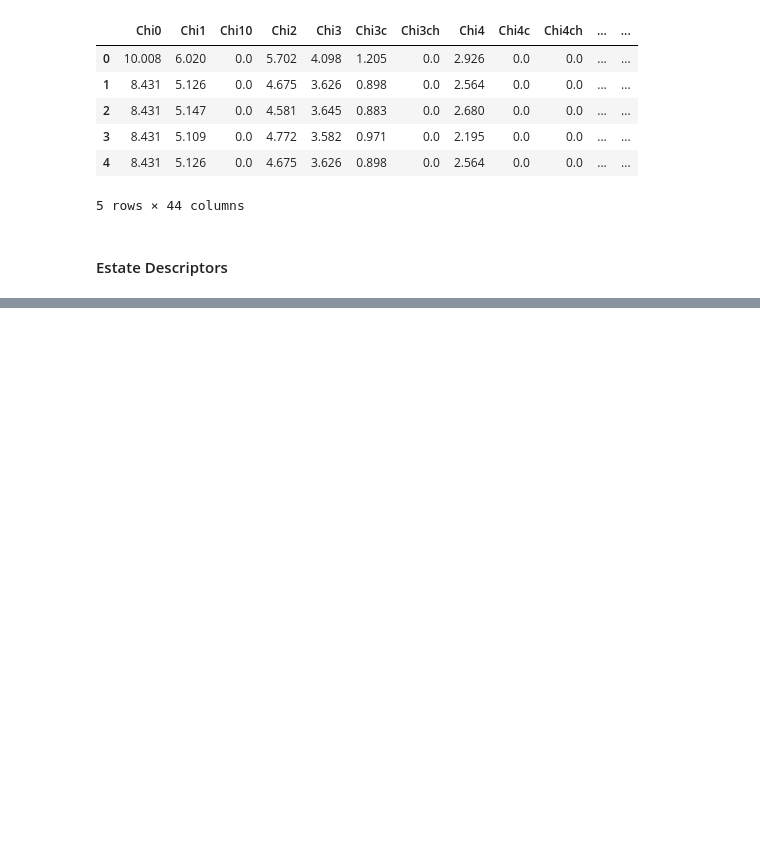
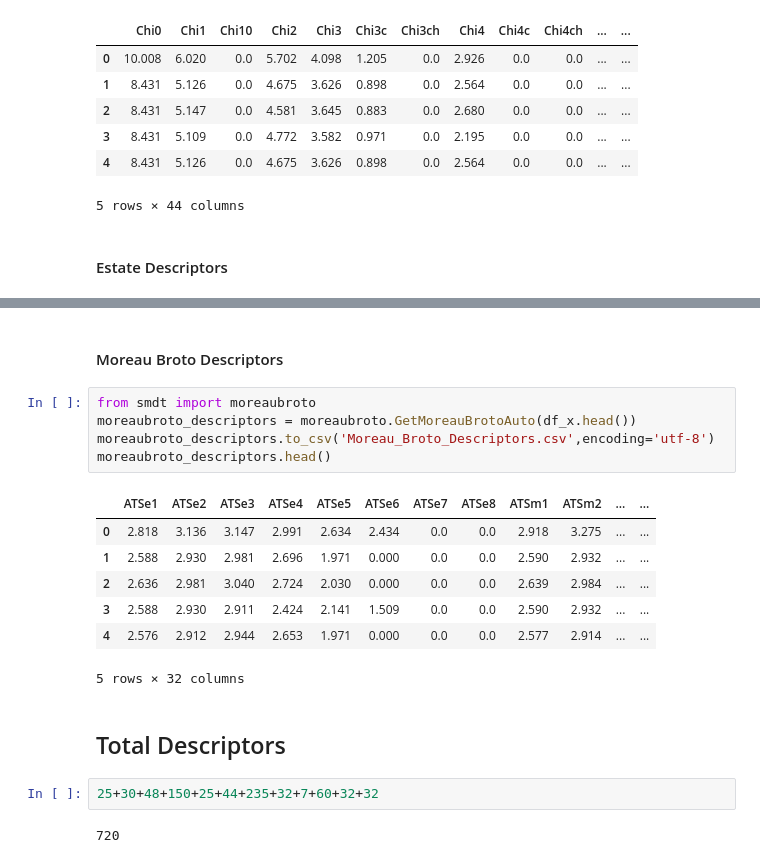
Before and after one commit to BeckResearchLab/PyMolSAR, a Jupyter notebook: examples/usp inhibition/Descriptors Calculation.ipynb, the cells around one changed output, grey strips where cells are left out. Drawn from its saved outputs; the diff is of its cells as text; blank space fills up the shorter version.

```diff
--- a/examples/usp inhibition/Descriptors Calculation.ipynb
+++ b/examples/usp inhibition/Descriptors Calculation.ipynb
@@ -119,0 +195,21 @@ ModuleNotFoundError: No module named 'AtomTypes'
+# %% [markdown]
+#### Moreau Broto Descriptors
+# %%
+from smdt import moreaubroto
+moreaubroto_descriptors = moreaubroto.GetMoreauBrotoAuto(df_x.head())
+moreaubroto_descriptors.to_csv('Moreau_Broto_Descriptors.csv',encoding='utf-8')
+moreaubroto_descriptors.head()
+# %% [output]
+|  | ATSe1 | ATSe2 | ATSe3 | ATSe4 | ATSe5 | ATSe6 | ATSe7 | ATSe8 | ATSm1 | ATSm2 | ... | ... |
+| 0 | 2.818 | 3.136 | 3.147 | 2.991 | 2.634 | 2.434 | 0.0 | 0.0 | 2.918 | 3.275 | ... | ... |
+| 1 | 2.588 | 2.930 | 2.981 | 2.696 | 1.971 | 0.000 | 0.0 | 0.0 | 2.590 | 2.932 | ... | ... |
+| 2 | 2.636 | 2.981 | 3.040 | 2.724 | 2.030 | 0.000 | 0.0 | 0.0 | 2.639 | 2.984 | ... | ... |
+| 3 | 2.588 | 2.930 | 2.911 | 2.424 | 2.141 | 1.509 | 0.0 | 0.0 | 2.590 | 2.932 | ... | ... |
+| 4 | 2.576 | 2.912 | 2.944 | 2.653 | 1.971 | 0.000 | 0.0 | 0.0 | 2.577 | 2.914 | ... | ... |
+5 rows × 32 columns
+# %% [markdown]
+## Total Descriptors
+# %%
+25+30+48+150+25+44+235+32+7+60+32+32
+# %% [output]
+720
```
Also changed, not shown: parts of 18 cells of this notebook, 32 other files.
